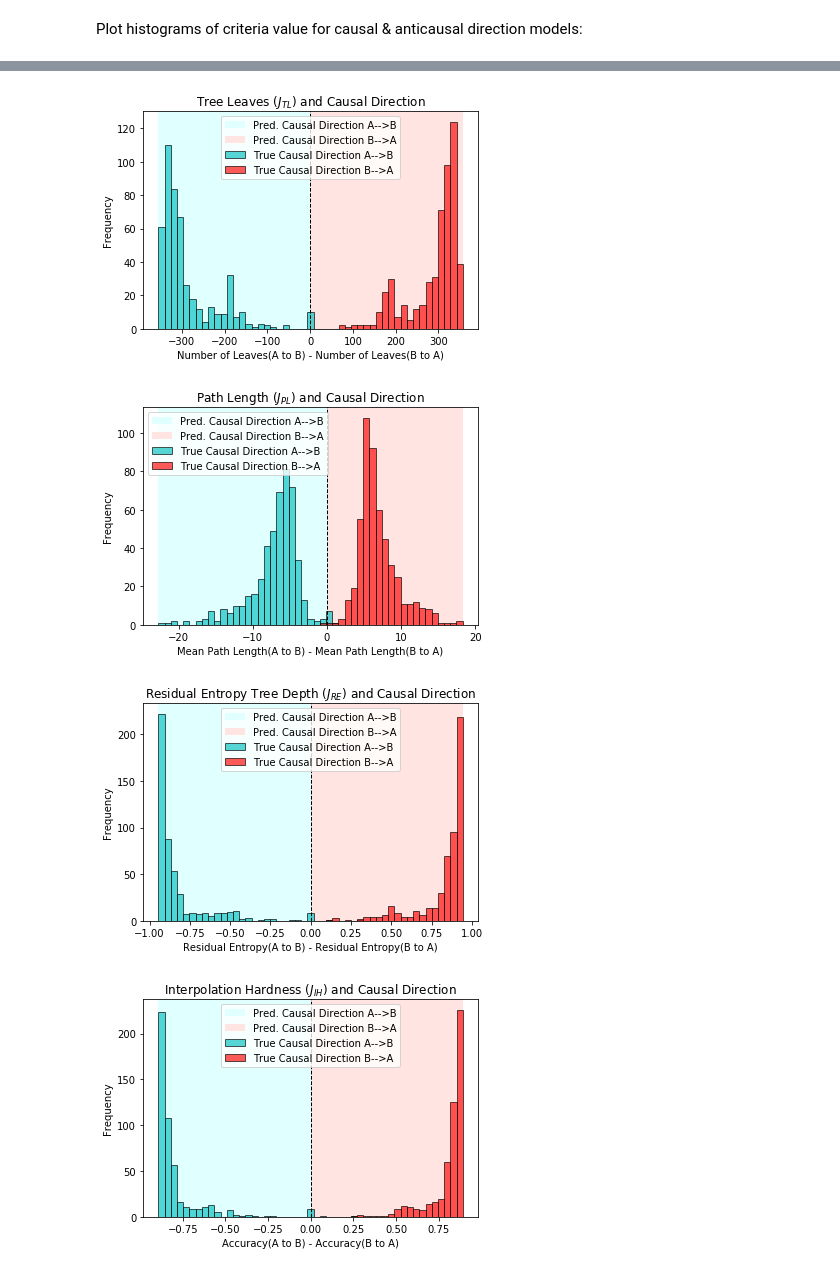
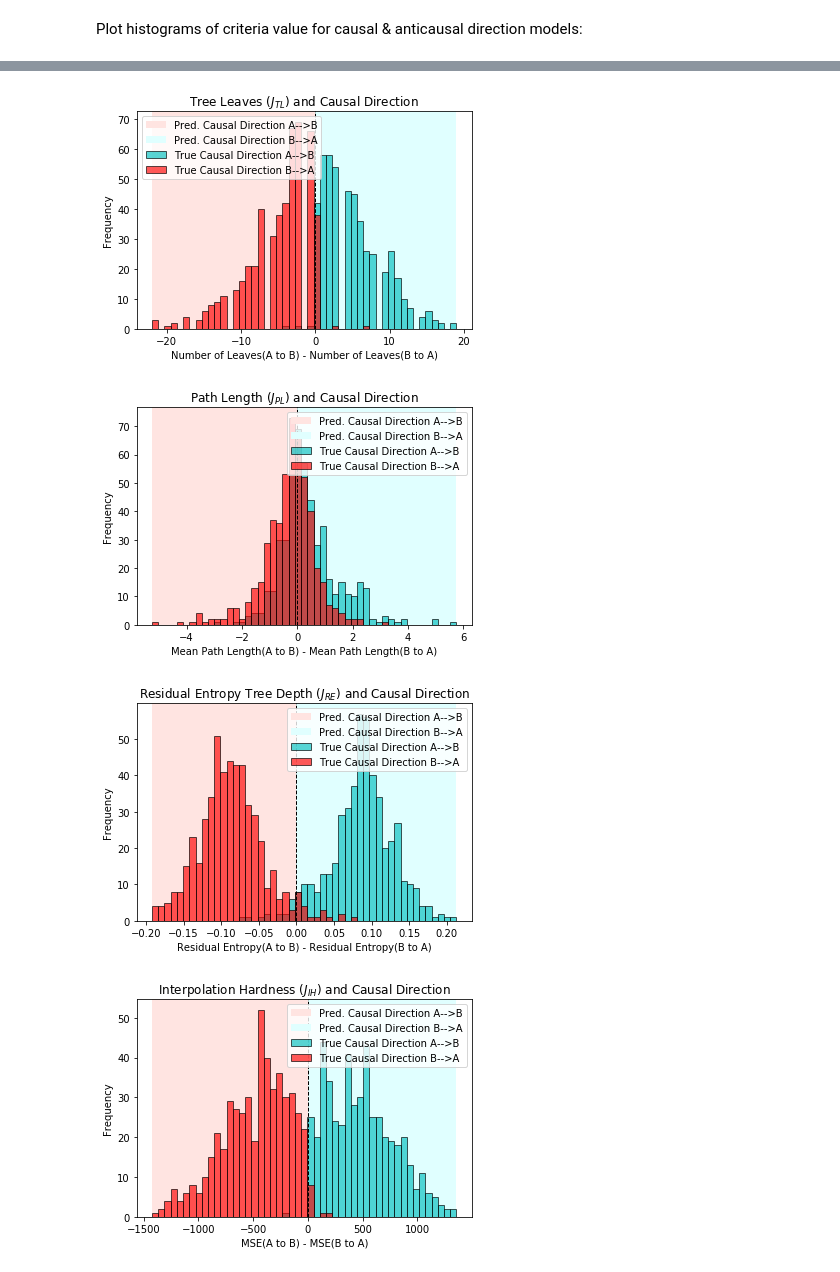
Before and after one commit to nnikolaou/CausalDirectionality, a Jupyter notebook: causal_direction.ipynb, the cells around one changed output, grey strips where cells are left out. Cells and saved outputs as stored; diff of their text form; code cells hidden in the pictures.

```diff
--- a/causal_direction.ipynb
+++ b/causal_direction.ipynb
@@ -37,7 +49,7 @@ epsilon = 0.000001 # Some small number > 0; prevents division by 0 in normalized
 
 # Data Generation Parameters:
 # Discrete '1' or Continuous '0' variables A, B
-discrete = 1
+discrete = 0
 
 # Noise distribution is a Multinomial (Gaussian-Discretized) '0' or Uniform '1'
 noise_U_A_distribution = 1 # For the noise variable U_A (practically, for A)
@@ -47,14 +59,14 @@ noise_U_B_distribution = 1 # For the noise variable U_B
 cardinality_U_A = 20 # Increasing it, increases entropy of A, H(A)
 cardinality_U_B = 20 # Increasing it, increases entropy of B, H(B)
 
-# Max degree of polynomial (if func_family = 1) or max absolute power (if func_family = 2)
+# Max degree of polynomial
 max_degree = 5
 
 # Range of coefficients of polynomial (-coeff_range/2:coeff_range/2+1)
 coeff_range = 20
 
 # Multiplicative '0' or Additive '1' noise
-additive_noise = 0
+additive_noise = 1
 
 # Number of equal width bins to use when converting continuous to discrete
 bins_cont_to_discrete = 100 #[TODO: For mixed r.v. pairs, match cardinality of discrete]
@@ -542,10 +633,10 @@ Text(0, 0.5, 'Accuracy of tree B-->A')
 Plot histograms of criteria value for causal & anticausal direction models:
 # %%
 plt.figure(1)
-x = depth_A_to_B - depth_B_to_A
+x = J_TD
 bins_x = np.linspace(np.nanmin(x), np.nanmax(x), 50)
-plt.axvspan(np.nanmin(x), 0, facecolor='lightcyan')
-plt.axvspan(0, np.nanmax(x), facecolor='mistyrose')
+plt.axvspan(np.nanmin(x), 0, facecolor='mistyrose')
+plt.axvspan(0, np.nanmax(x), facecolor='lightcyan')
 plt.hist(x[np.where(true_causal_direction==1)], bins=bins_x, color='c', edgecolor='k', alpha=0.65)
 plt.hist(x[np.where(true_causal_direction==2)], bins=bins_x, color='r', edgecolor='k', alpha=0.65)
 plt.legend(('Pred. Causal Direction A-->B', 'Pred. Causal Direction B-->A', 'True Causal Direction A-->B', 'True Causal Direction B-->A'))
@@ -555,10 +646,10 @@ plt.xlabel("Depth(A to B) - Depth(B to A)")
 plt.ylabel("Frequency")
 
 plt.figure(2)
-x = num_nodes_A_to_B - num_nodes_B_to_A
+x = J_TN
 bins_x = np.linspace(np.nanmin(x), np.nanmax(x), 50)
-plt.axvspan(np.nanmin(x), 0, facecolor='lightcyan')
-plt.axvspan(0, np.nanmax(x), facecolor='mistyrose')
+plt.axvspan(np.nanmin(x), 0, facecolor='mistyrose')
+plt.axvspan(0, np.nanmax(x), facecolor='lightcyan')
 plt.hist(x[np.where(true_causal_direction==1)], bins=bins_x, color='c', edgecolor='k', alpha=0.65)
 plt.hist(x[np.where(true_causal_direction==2)], bins=bins_x, color='r', edgecolor='k', alpha=0.65)
 plt.legend(('Pred. Causal Direction A-->B', 'Pred. Causal Direction B-->A', 'True Causal Direction A-->B', 'True Causal Direction B-->A'))
@@ -568,10 +659,10 @@ plt.xlabel("Number of Nodes(A to B) - Number of Nodes(B to A)")
 plt.ylabel("Frequency")
 
 plt.figure(3)
-x = num_leaves_A_to_B - num_leaves_B_to_A
+x = J_TL
 bins_x = np.linspace(np.nanmin(x), np.nanmax(x), 50)
-plt.axvspan(np.nanmin(x), 0, facecolor='lightcyan')
-plt.axvspan(0, np.nanmax(x), facecolor='mistyrose')
+plt.axvspan(np.nanmin(x), 0, facecolor='mistyrose')
+plt.axvspan(0, np.nanmax(x), facecolor='lightcyan')
 plt.hist(x[np.where(true_causal_direction==1)], bins=bins_x, color='c', edgecolor='k', alpha=0.65)
 plt.hist(x[np.where(true_causal_direction==2)], bins=bins_x, color='r', edgecolor='k', alpha=0.65)
 plt.legend(('Pred. Causal Direction A-->B', 'Pred. Causal Direction B-->A', 'True Causal Direction A-->B', 'True Causal Direction B-->A'))
@@ -581,10 +672,10 @@ plt.xlabel("Number of Leaves(A to B) - Number of Leaves(B to A)")
 plt.ylabel("Frequency")
 
 plt.figure(4)
-x = mpl_A_to_B - mpl_B_to_A
+x = J_PL
 bins_x = np.linspace(np.nanmin(x), np.nanmax(x), 50)
-plt.axvspan(np.nanmin(x), 0, facecolor='lightcyan')
-plt.axvspan(0, np.nanmax(x), facecolor='mistyrose')
+plt.axvspan(np.nanmin(x), 0, facecolor='mistyrose')
+plt.axvspan(0, np.nanmax(x), facecolor='lightcyan')
 plt.hist(x[np.where(true_causal_direction==1)], bins=bins_x, color='c', edgecolor='k', alpha=0.65)
 plt.hist(x[np.where(true_causal_direction==2)], bins=bins_x, color='r', edgecolor='k', alpha=0.65)
 plt.legend(('Pred. Causal Direction A-->B', 'Pred. Causal Direction B-->A', 'True Causal Direction A-->B', 'True Causal Direction B-->A'))
@@ -594,10 +685,10 @@ plt.xlabel("Mean Path Length(A to B) - Mean Path Length(B to A)")
 plt.ylabel("Frequency")
 
 plt.figure(5)
-x = RE_A_to_B - RE_B_to_A
+x = J_RE
 bins_x = np.linspace(np.nanmin(x), np.nanmax(x), 50)
-plt.axvspan(np.nanmin(x), 0, facecolor='lightcyan')
-plt.axvspan(0, np.nanmax(x), facecolor='mistyrose')
+plt.axvspan(np.nanmin(x), 0, facecolor='mistyrose')
+plt.axvspan(0, np.nanmax(x), facecolor='lightcyan')
 plt.hist(x[np.where(true_causal_direction==1)], bins=bins_x, color='c', edgecolor='k', alpha=0.65)
 plt.hist(x[np.where(true_causal_direction==2)], bins=bins_x, color='r', edgecolor='k', alpha=0.65)
 plt.legend(('Pred. Causal Direction A-->B', 'Pred. Causal Direction B-->A', 'True Causal Direction A-->B', 'True Causal Direction B-->A'))
@@ -607,16 +698,19 @@ plt.xlabel("Residual Entropy(A to B) - Residual Entropy(B to A)")
 plt.ylabel("Frequency")
 
 plt.figure(6)
-x = accuracy_A_to_B - accuracy_B_to_A
+x = J_IH
 bins_x = np.linspace(np.nanmin(x), np.nanmax(x), 50)
-plt.axvspan(np.nanmin(x), 0, facecolor='lightcyan')
-plt.axvspan(0, np.nanmax(x), facecolor='mistyrose')
+plt.axvspan(np.nanmin(x), 0, facecolor='mistyrose')
+plt.axvspan(0, np.nanmax(x), facecolor='lightcyan')
 plt.hist(x[np.where(true_causal_direction==1)], bins=bins_x, color='c', edgecolor='k', alpha=0.65)
 plt.hist(x[np.where(true_causal_direction==2)], bins=bins_x, color='r', edgecolor='k', alpha=0.65)
 plt.legend(('Pred. Causal Direction A-->B', 'Pred. Causal Direction B-->A', 'True Causal Direction A-->B', 'True Causal Direction B-->A'))
 plt.axvline(0, color='k', linestyle='dashed', linewidth=1)
 plt.title("Interpolation Hardness ($J_{IH}$) and Causal Direction")
-plt.xlabel("Accuracy(A to B) - Accuracy(B to A)")
+if discrete == 0:
+    plt.xlabel("MSE(A to B) - MSE(B to A)")
+else:
+    plt.xlabel("Misclassification Error(A to B) - Misclassification Error((B to A)")
 plt.ylabel("Frequency")
 # %% [output]
 Text(0, 0.5, 'Frequency')
@@ -625,4 +719,4 @@ Text(0, 0.5, 'Frequency')
-[figure, old version]
+[figure, new version]
-[figure, old version]
+[figure, new version]
-[figure, old version]
+[figure, new version]
-[figure, old version]
+[figure, new version]
```
Also changed, not shown: parts of 10 cells of this notebook.
